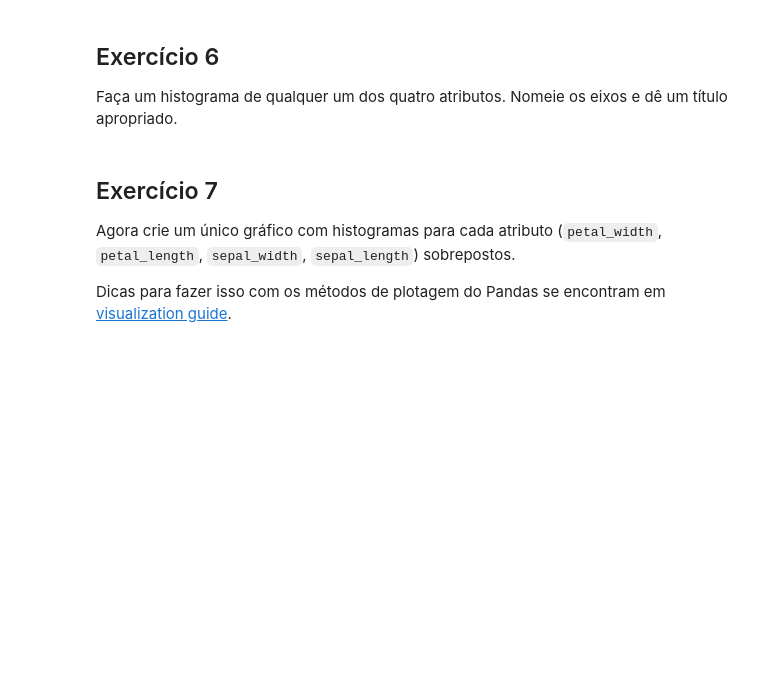
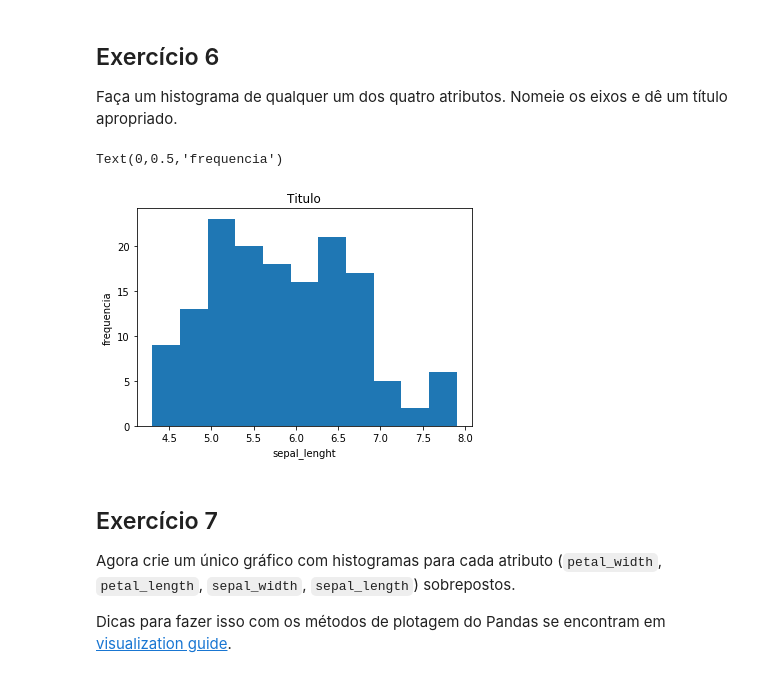
Before and after one commit to marcossuzuki/UFABC-ML-2018, a Jupyter notebook: Introduction_to_Machine_Learning_and_Toolkit.ipynb, the cells around one changed output. Cells and saved outputs as stored; diff of their text form; code cells hidden in the pictures; blank space fills up the shorter version.

```diff
--- a/Introduction_to_Machine_Learning_and_Toolkit.ipynb
+++ b/Introduction_to_Machine_Learning_and_Toolkit.ipynb
@@ -114,6 +139,14 @@ Faça um scatter plot de `sepal_length` vs `sepal_width` usando Matplotlib. Colo
 ## Exercício 6
 
 Faça um histograma de qualquer um dos quatro atributos. Nomeie os eixos e dê um título apropriado.
+# %%
+plt.hist(data.sepal_length, bins=11)
+plt.title("Titulo")
+plt.xlabel("sepal_lenght")
+plt.ylabel("frequencia")
+# %% [output]
+Text(0,0.5,'frequencia')
+[figure, added]
 # %% [markdown]
 ## Exercício 7
 
```
Also changed, not shown: parts of 7 cells of this notebook.
